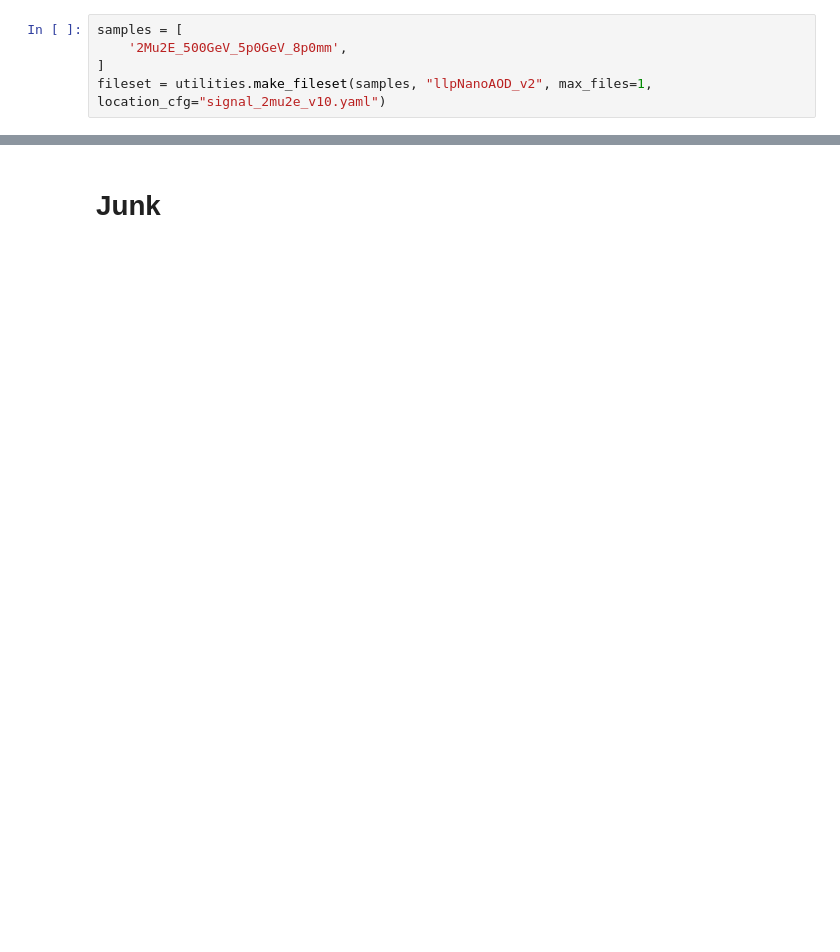
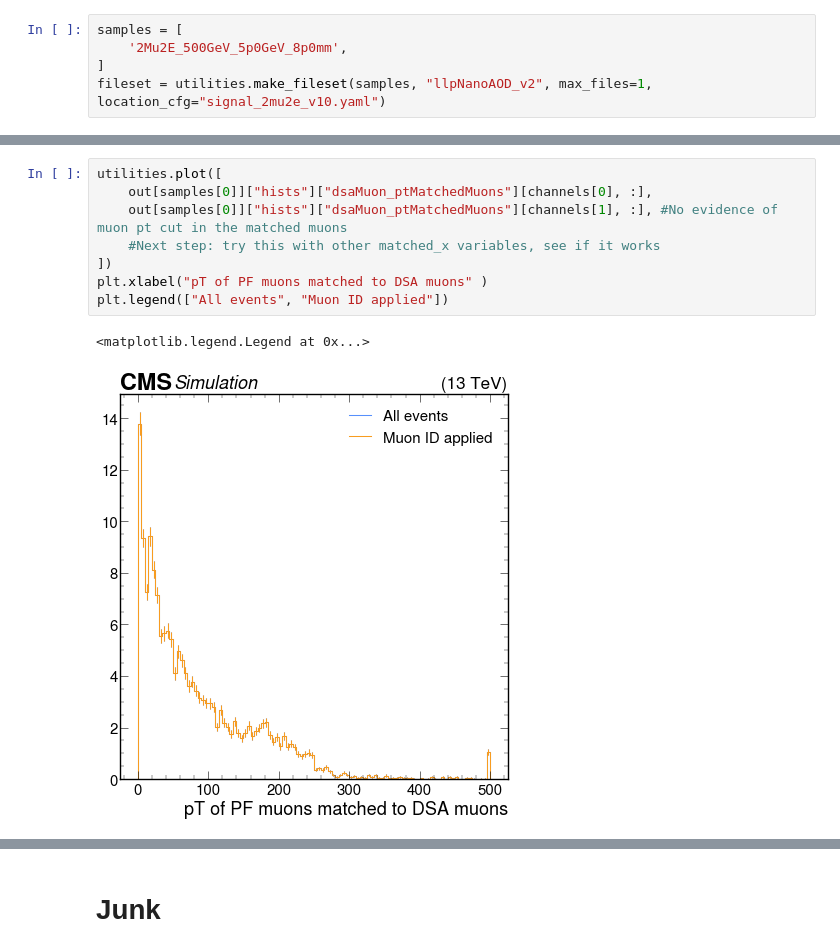
Before and after one commit to areinsvo/SIDM, a Jupyter notebook: sidm/test_notebooks/test_llpnanoaodschema.ipynb, the cells around one changed output, grey strips where cells are left out. Cells and saved outputs as stored; diff of their text form; blank space fills up the shorter version.

```diff
--- a/sidm/test_notebooks/test_llpnanoaodschema.ipynb
+++ b/sidm/test_notebooks/test_llpnanoaodschema.ipynb
@@ -202,0 +251,11 @@ Applying muons looseID
+# %%
+utilities.plot([
+    out[samples[0]]["hists"]["dsaMuon_ptMatchedMuons"][channels[0], :],
+    out[samples[0]]["hists"]["dsaMuon_ptMatchedMuons"][channels[1], :], #No evidence of muon pt cut in the matched muons
+    #Next step: try this with other matched_x variables, see if it works
+])
+plt.xlabel("pT of PF muons matched to DSA muons" )
+plt.legend(["All events", "Muon ID applied"])
+# %% [output]
+<matplotlib.legend.Legend at 0x...>
+[figure, added]
```
Also changed, not shown: parts of 32 cells of this notebook, 7 other files.
